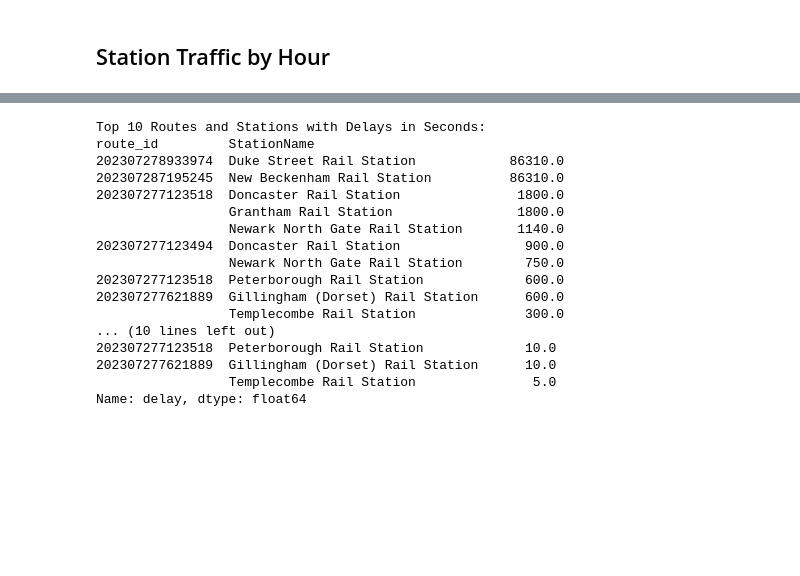
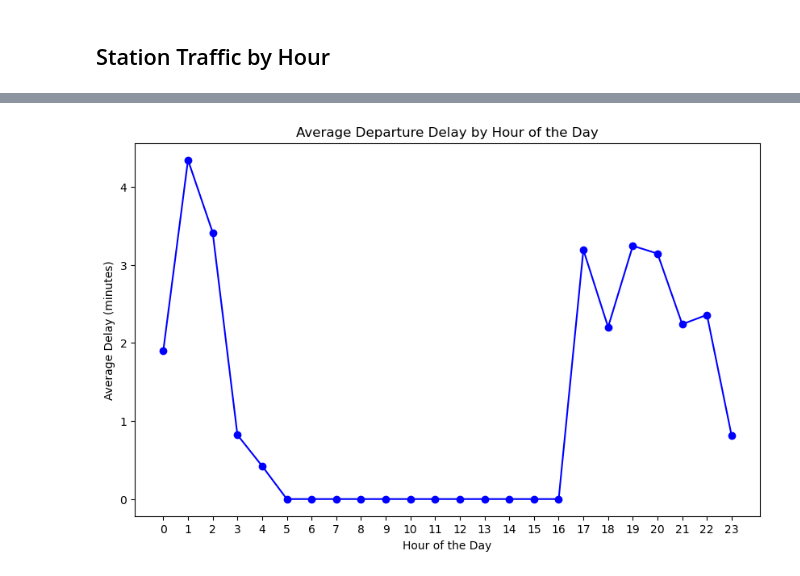
Before and after one commit to AndrewJarjis/FinalProject, a Jupyter notebook: FinalProject.ipynb, the cells around one changed output, grey strips where cells are left out. Cells and saved outputs as stored; diff of their text form; code cells hidden in the pictures; blank space fills up the shorter version.

```diff
--- a/FinalProject.ipynb
+++ b/FinalProject.ipynb
@@ -559,32 +369,0 @@ plt.show()
-# %%
-# Extract the total seconds from the timedelta values
-top_delays_in_seconds = top_delays.apply(lambda x: x.total_seconds())
-
-# Print the delays in seconds
-print("Top 10 Routes and Stations with Delays in Seconds:")
-print(top_delays_in_seconds)
-
-# Convert the delays to minutes
-top_delays_in_minutes = top_delays_in_seconds / 60
-
-# Print the delays in minutes
-print("Top 10 Routes and Stations with Delays in Minutes:")
-print(top_delays_in_minutes)
-# %% [output]
-Top 10 Routes and Stations with Delays in Seconds:
-route_id         StationName
-202307278933974  Duke Street Rail Station            86310.0
-202307287195245  New Beckenham Rail Station          86310.0
-202307277123518  Doncaster Rail Station               1800.0
-                 Grantham Rail Station                1800.0
-                 Newark North Gate Rail Station       1140.0
-202307277123494  Doncaster Rail Station                900.0
-                 Newark North Gate Rail Station        750.0
-202307277123518  Peterborough Rail Station             600.0
-202307277621889  Gillingham (Dorset) Rail Station      600.0
-                 Templecombe Rail Station              300.0
-... (10 lines left out)
-202307277123518  Peterborough Rail Station             10.0
-202307277621889  Gillingham (Dorset) Rail Station      10.0
-                 Templecombe Rail Station               5.0
-Name: delay, dtype: float64
@@ -592,0 +370,31 @@ merged_df.head(1000)
+# %%
+# Calculate time difference between actual_departure_time and planned_time_departure
+merged_df['departure_delay'] = merged_df['actual_departure_time'] - merged_df['planned_time_departure']
+
+# Convert time difference to minutes
+merged_df['departure_delay_minutes'] = merged_df['departure_delay'].dt.total_seconds() / 60
+# %%
+
+# Convert departure delay to minutes
+merged_df['departure_delay_minutes'] = merged_df['departure_delay'].dt.total_seconds() / 60
+
+# Remove negative and NaN values from the dataset
+filtered_df = merged_df[(merged_df['departure_delay_minutes'] >= 0) & (~np.isnan(merged_df['departure_delay_minutes']))]
+
+# Group by hour and calculate the mean delay for each hour
+hourly_delay = filtered_df.groupby(filtered_df['working_time_arrival'].dt.hour)['departure_delay_minutes'].mean()
+
+# Create a line chart
+plt.figure(figsize=(10, 6))
+plt.plot(hourly_delay.index, hourly_delay.values, marker='o', linestyle='-', color='b')
+
+# Set labels and title
+plt.xlabel('Hour of the Day')
+plt.ylabel('Average Delay (minutes)')
+plt.title('Average Departure Delay by Hour of the Day')
+plt.xticks(range(24))
+
+# Show the plot
+plt.show()
+# %% [output]
+[figure, added]
```
Also changed, not shown: parts of 38 cells of this notebook, 3 other files.
